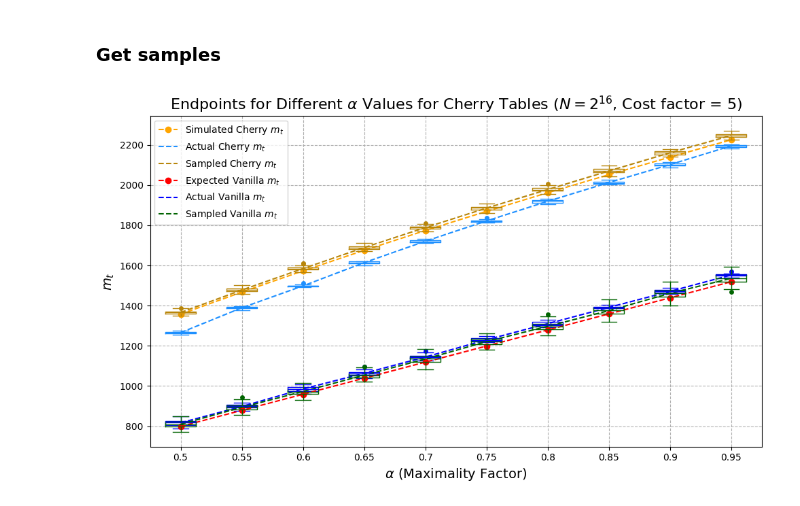
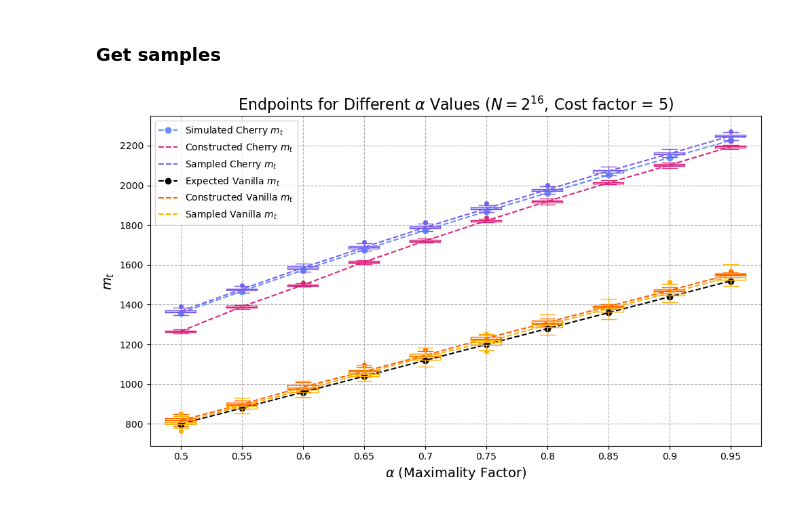
Before and after one commit to mahfuzahf/cherry-picking-reduction-functions, a Jupyter notebook: plots/higher_costs/N_16/constructing_table/cherry_simulations.ipynb, the cells around one changed output. Cells and saved outputs as stored; diff of their text form; code cells hidden in the pictures.

Commit message:
saved image as svg and used colourblin friendly colours.

```diff
--- a/plots/higher_costs/N_16/constructing_table/cherry_simulations.ipynb
+++ b/plots/higher_costs/N_16/constructing_table/cherry_simulations.ipynb
@@ -709,77 +709,79 @@ plt.figure(figsize=(10,6))
 
 # # read in from file for cherry tables
 data_cherry = pd.read_csv("cherry_N_16_10_trials_different_alpha_0.5_0.95_with_cost_results.csv")
-plt.plot(x_indicies, data_cherry['optimiser_mt'], color='orange', label='Simulated Cherry $m_t$', linestyle='--', marker='o')
+plt.plot(x_indicies, data_cherry['optimiser_mt'], color='#648FFF', label='Simulated Cherry $m_t$', linestyle='--', marker='o')
 # plot box plot for actual cherry mt from 10 trials
 plt.boxplot([data_cherry.loc[data_cherry['alpha'] == alpha, data_cherry.columns[2:12]].values.flatten() for alpha in alphas],
             positions=x_indicies, widths=0.5,
-            boxprops=dict(color='dodgerblue'),
-            medianprops=dict(color='dodgerblue'),
-            whiskerprops=dict(color='dodgerblue'),
-            capprops=dict(color='dodgerblue'),
-            flierprops=dict(markerfacecolor='dodgerblue', marker='o', markersize=5, markeredgecolor='none'))
+            boxprops=dict(color='#DC267F'),
+            medianprops=dict(color='#DC267F'),
+            whiskerprops=dict(color='#DC267F'),
+            capprops=dict(color='#DC267F'),
+            flierprops=dict(markerfacecolor='#DC267F', marker='o', markersize=5, markeredgecolor='none'))
 # plot means of cherry boxplots
 plt.plot(x_indicies, [data_cherry.loc[data_cherry['alpha'] == alpha, data_cherry.columns[2:12]].values.flatten().mean() for alpha in alphas],
-         color='dodgerblue', linestyle='--', label='Actual Cherry $m_t$')
+         color='#DC267F', linestyle='--', label='Constructed Cherry $m_t$')
 
 
 # plot the cherry sampling method too as a boxplot
 plt.boxplot(cherry_sample_simulated_mts,
             positions=[i for i in x_indicies], widths=0.5,
-            boxprops=dict(color='darkgoldenrod'),
-            medianprops=dict(color='darkgoldenrod'),
-            whiskerprops=dict(color='darkgoldenrod'),
-            capprops=dict(color='darkgoldenrod'),
-            flierprops=dict(markerfacecolor='darkgoldenrod', marker='o', markersize=5, markeredgecolor='none'))
+            boxprops=dict(color='#785EF0'),
+            medianprops=dict(color='#785EF0'),
+            whiskerprops=dict(color='#785EF0'),
+            capprops=dict(color='#785EF0'),
+            flierprops=dict(markerfacecolor='#785EF0', marker='o', markersize=5, markeredgecolor='none'))
 # plot means of cherry sampling boxplots
 plt.plot([i for i in x_indicies], [np.mean(cherry_sample_simulated_mts[a]) for a in range(len(alphas))],
-         color='darkgoldenrod', linestyle='--', label='Sampled Cherry $m_t$')
+         color='#785EF0', linestyle='--', label='Sampled Cherry $m_t$')
 
 
 
 # plot actual for vanilla tables as well
 data_vanilla = pd.read_csv("vanilla_N_16_different_alpha_0.5_0.95_with_cost_results.csv")
 x_indicies = range(len(alphas))
 # for actual vanilla - convert samples from dataframe to a single list for boxplot
 plt.boxplot([data_vanilla.loc[data_vanilla['alpha'] == alpha, data_vanilla.columns[2:22]].values.flatten() for alpha in alphas],
             positions=x_indicies, widths=0.5,
-            boxprops=dict(color='blue'),
-            medianprops=dict(color='blue'),
-            whiskerprops=dict(color='blue'),
-            capprops=dict(color='blue'),
-            flierprops=dict(markerfacecolor='blue', marker='o', markersize=5, markeredgecolor='none'))
+            boxprops=dict(color='#FE6100'),
+            medianprops=dict(color='#FE6100'),
+            whiskerprops=dict(color='#FE6100'),
+            capprops=dict(color='#FE6100'),
+            flierprops=dict(markerfacecolor='#FE6100', marker='o', markersize=5, markeredgecolor='none'))
 # plot expected vanilla mt in green
-plt.plot(x_indicies, expected_mts, color='red', label='Expected Vanilla $m_t$', marker='o', linestyle='--')
+plt.plot(x_indicies, expected_mts, color='k', label='Expected Vanilla $m_t$', marker='o', linestyle='--')
 # plot means of vanilla boxplots
 plt.plot(x_indicies, [data_vanilla.loc[data_vanilla['alpha'] == alpha, data_vanilla.columns[2:22]].values.flatten().mean() for alpha in alphas],
-         color='blue', linestyle='--', label='Actual Vanilla $m_t$')
+         color='#FE6100', linestyle='--', label='Constructed Vanilla $m_t$')
 
 # plot the vanilla sampling method too as a boxplot
 plt.boxplot(vanilla_sample_simulated_mts,
             positions=[i for i in x_indicies], widths=0.5,
-            boxprops=dict(color='darkgreen'),
-            medianprops=dict(color='darkgreen'),
-            whiskerprops=dict(color='darkgreen'),
-            capprops=dict(color='darkgreen'),
-            flierprops=dict(markerfacecolor='darkgreen', marker='o', markersize=5, markeredgecolor='none'))
+            boxprops=dict(color='#FFB000'),
+            medianprops=dict(color='#FFB000'),
+            whiskerprops=dict(color='#FFB000'),
+            capprops=dict(color='#FFB000'),
+            flierprops=dict(markerfacecolor='#FFB000', marker='o', markersize=5, markeredgecolor='none'))
 # plot means of vanilla sampling boxplots
 plt.plot([i for i in x_indicies], [np.mean(vanilla_sample_simulated_mts[a]) for a in range(len(alphas))],
-         color='darkgreen', linestyle='--', label='Sampled Vanilla $m_t$')
+         color='#FFB000', linestyle='--', label='Sampled Vanilla $m_t$')
 
 
 
 # titles and labels
 plt.xlabel('$\\alpha$ (Maximality Factor)', fontsize=14)
 plt.ylabel('$m_t$', fontsize=14)
 plt.xticks(x_indicies, alphas)
 plt.grid(linestyle="--")
-plt.title('Endpoints for Different $\\alpha$ Values for Cherry Tables ($N=2^{16}$, Cost factor = 5)', fontsize=16)
+plt.title('Endpoints for Different $\\alpha$ Values ($N=2^{16}$, Cost factor = 5)', fontsize=16)
 
 # manually add legend
-box_legend = mpatches.Patch(color="blue", label="Vanilla Actual $m_t$")
+box_legend = mpatches.Patch(color="#FE6100", label="Vanilla Actual $m_t$")
 # plt.legend(handles=[plt.Line2D([0], [0], marker='o', color='w', label='Actual $m_t$', markerfacecolor='dodgerblue', markersize=10), plt.Line2D([0], [0], marker='o', color='w', label='Simulated $m_t$', markerfacecolor='orange', markersize=10), box_legend, plt.Line2D([0], [0], marker='o', color='w', label='Expected Vanilla $m_t$', markerfacecolor='green', markersize=10)])
 plt.legend()
 plt.tight_layout()
+# save plot as svg
+plt.savefig("cherry_vanilla_simulated_vs_actual_mts_alpha_comparison.svg", format='svg')
 plt.show()
 # %% [output]
-[figure, old version]
+[figure, new version]
```
Also changed, not shown: parts of 2 cells of this notebook, 1 other file.
